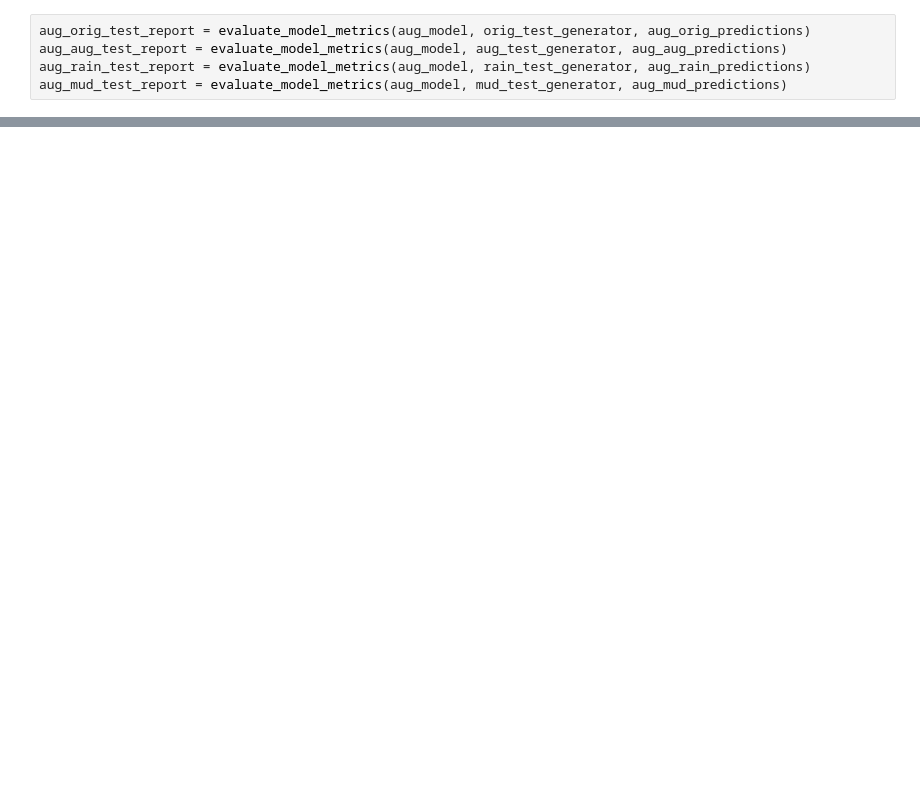
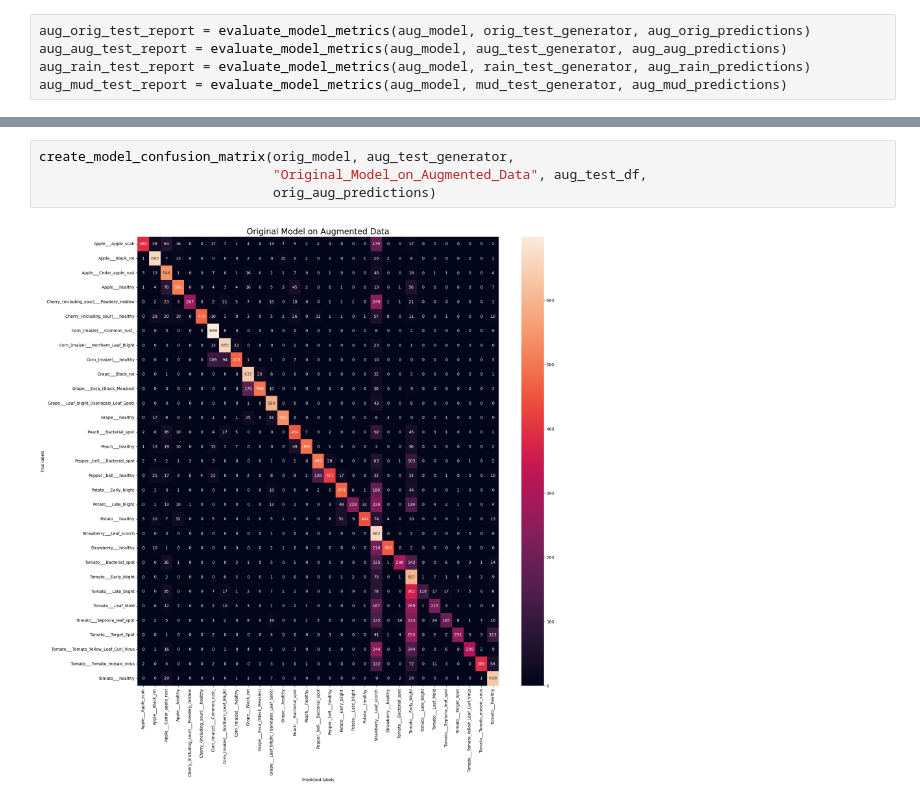
Before and after one commit to kkogan/cs435_Project, a Jupyter notebook: analysis/model_eval.ipynb, the cells around one changed output, grey strips where cells are left out. Saved outputs shown, nothing was run; the diff lists cells and outputs as text; blank space fills up the shorter version.

```diff
--- a/analysis/model_eval.ipynb
+++ b/analysis/model_eval.ipynb
@@ -371,0 +403,6 @@ NameError: name 'orig_orig_predictions' is not defined
+# %%
+create_model_confusion_matrix(orig_model, aug_test_generator,
+                              "Original_Model_on_Augmented_Data", aug_test_df,
+                              orig_aug_predictions)
+# %% [output]
+[figure, added]
```
Also changed, not shown: parts of 22 cells of this notebook, 8 other files.
